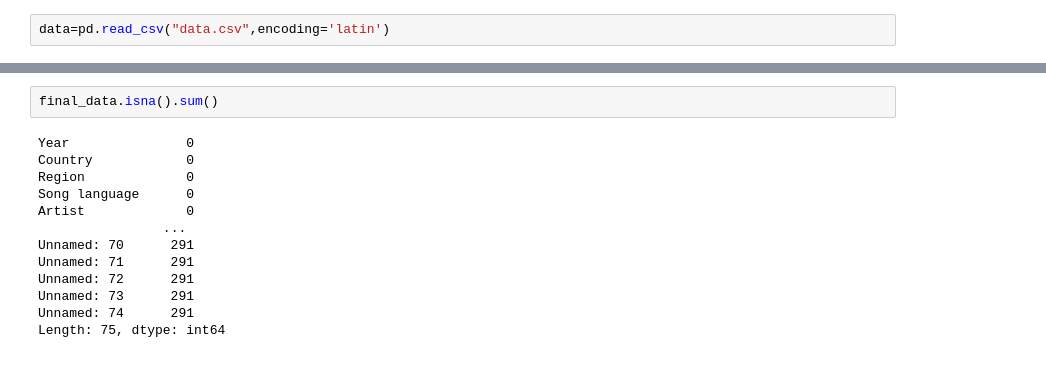
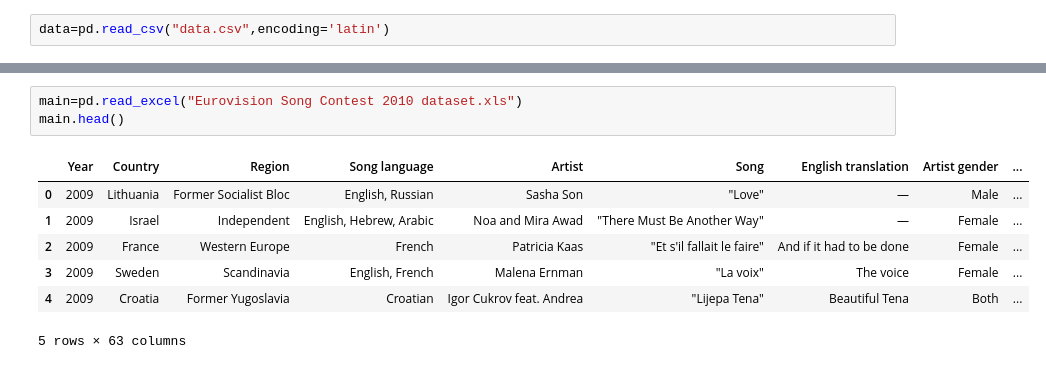
Before and after one commit to amad3us47/learning, a Jupyter notebook: kaggle/1/Eurovision2010/solution1.ipynb, the cells around one changed output, grey strips where cells are left out. Drawn from its saved outputs; the diff is of its cells as text.

```diff
--- a/kaggle/1/Eurovision2010/solution1.ipynb
+++ b/kaggle/1/Eurovision2010/solution1.ipynb
@@ -61,15 +48,11 @@ final_data
-# %%
-final_data.isna().sum()
-# %% [output]
-Year               0
-Country            0
-Region             0
-Song language      0
-Artist             0
-                ...
-Unnamed: 70      291
-Unnamed: 71      291
-Unnamed: 72      291
-Unnamed: 73      291
-Unnamed: 74      291
-Length: 75, dtype: int64
+# %%
+main=pd.read_excel("Eurovision Song Contest 2010 dataset.xls")
+main.head()
+# %% [output]
+|  | Year | Country | Region | Song language | Artist | Song | English translation | Artist gender | ... |
+| 0 | 2009 | Lithuania | Former Socialist Bloc | English, Russian | Sasha Son | "Love" | — | Male | ... |
+| 1 | 2009 | Israel | Independent | English, Hebrew, Arabic | Noa and Mira Awad | "There Must Be Another Way" | — | Female | ... |
+| 2 | 2009 | France | Western Europe | French | Patricia Kaas | "Et s'il fallait le faire" | And if it had to be done | Female | ... |
+| 3 | 2009 | Sweden | Scandinavia | English, French | Malena Ernman | "La voix" | The voice | Female | ... |
+| 4 | 2009 | Croatia | Former Yugoslavia | Croatian | Igor Cukrov feat. Andrea | "Lijepa Tena" | Beautiful Tena | Both | ... |
+5 rows × 63 columns
```
Also changed, not shown: parts of 5 cells of this notebook, 39 other files.
